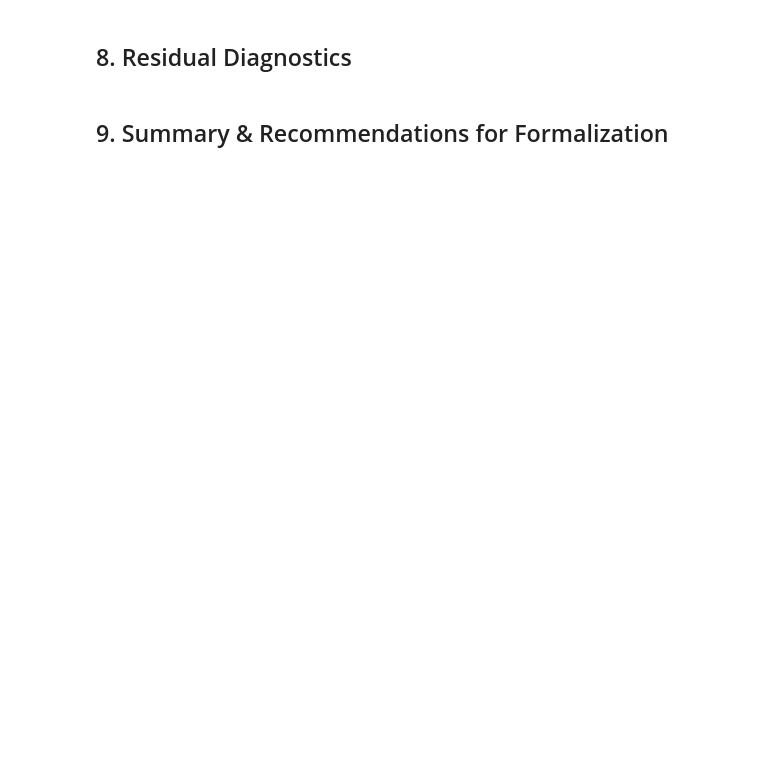
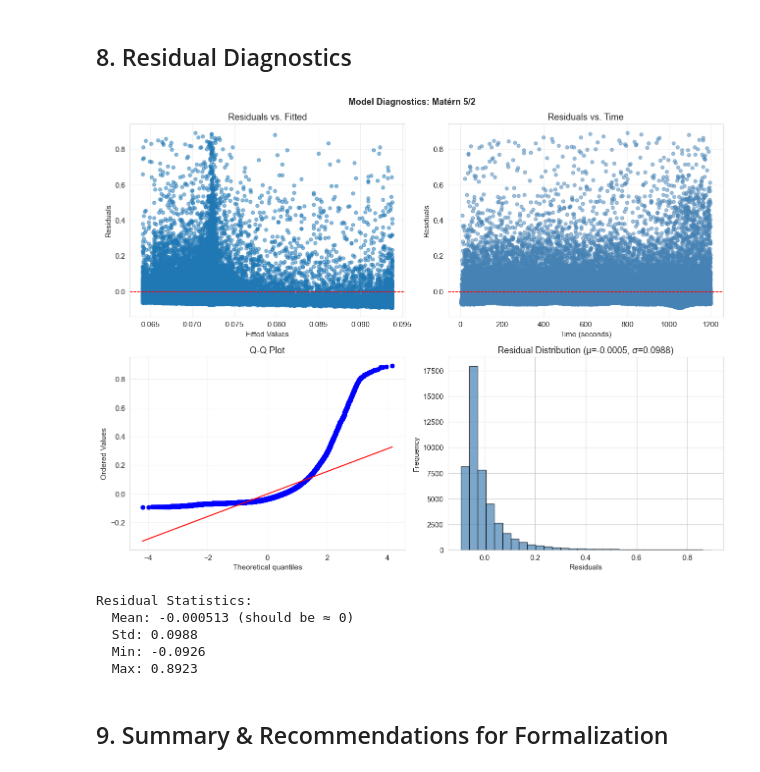
Before and after one commit to cadrianas/GP_regression_Hockey, a Jupyter notebook: notebooks/02_experimentation.ipynb, the cells around one changed output. Saved outputs shown, nothing was run; the diff lists cells and outputs as text; code cells hidden in the pictures; blank space fills up the shorter version.

```diff
--- a/notebooks/02_experimentation.ipynb
+++ b/notebooks/02_experimentation.ipynb
@@ -405,34 +508,41 @@ axes[0, 0].set_title('Residuals vs. Fitted')
 axes[0, 0].grid(True, alpha=0.3)
 
 # Residuals vs. Time
-axes[0, 1].scatter(comeback_df['time'], residuals, alpha=0.5, s=25, color='steelblue')
+axes[0, 1].scatter(comeback_df['time_elapsed_in_period'], residuals, alpha=0.5, s=25, color='steelblue')
 axes[0, 1].axhline(0, color='red', linestyle='--', linewidth=1)
 axes[0, 1].set_xlabel('Time (seconds)')
 axes[0, 1].set_ylabel('Residuals')
 axes[0, 1].set_title('Residuals vs. Time')
 axes[0, 1].grid(True, alpha=0.3)
 
 # Q-Q plot
 from scipy import stats
 stats.probplot(residuals, dist="norm", plot=axes[1, 0])
 axes[1, 0].set_title('Q-Q Plot')
 axes[1, 0].grid(True, alpha=0.3)
 
 # Histogram of residuals
 axes[1, 1].hist(residuals, bins=30, color='steelblue', alpha=0.7, edgecolor='black')
 axes[1, 1].set_xlabel('Residuals')
 axes[1, 1].set_ylabel('Frequency')
 axes[1, 1].set_title(f'Residual Distribution (μ={residuals.mean():.4f}, σ={residuals.std():.4f})')
 
 fig.suptitle(f'Model Diagnostics: {best_kernel}', fontsize=13, fontweight='bold')
 plt.tight_layout()
 plt.savefig(RESULTS_DIR /'residual_diagnostics.png', dpi=300, bbox_inches='tight')
 plt.show()
 
 print(f"\nResidual Statistics:")
 print(f"  Mean: {residuals.mean():.6f} (should be ≈ 0)")
 print(f"  Std: {residuals.std():.4f}")
 print(f"  Min: {residuals.min():.4f}")
 print(f"  Max: {residuals.max():.4f}")
+# %% [output]
+[figure, added]
+Residual Statistics:
+  Mean: -0.000513 (should be ≈ 0)
+  Std: 0.0988
+  Min: -0.0926
+  Max: 0.8923
 # %% [markdown]
 ## 9. Summary & Recommendations for Formalization
```
Also changed, not shown: parts of 10 cells of this notebook, 3 other files.
